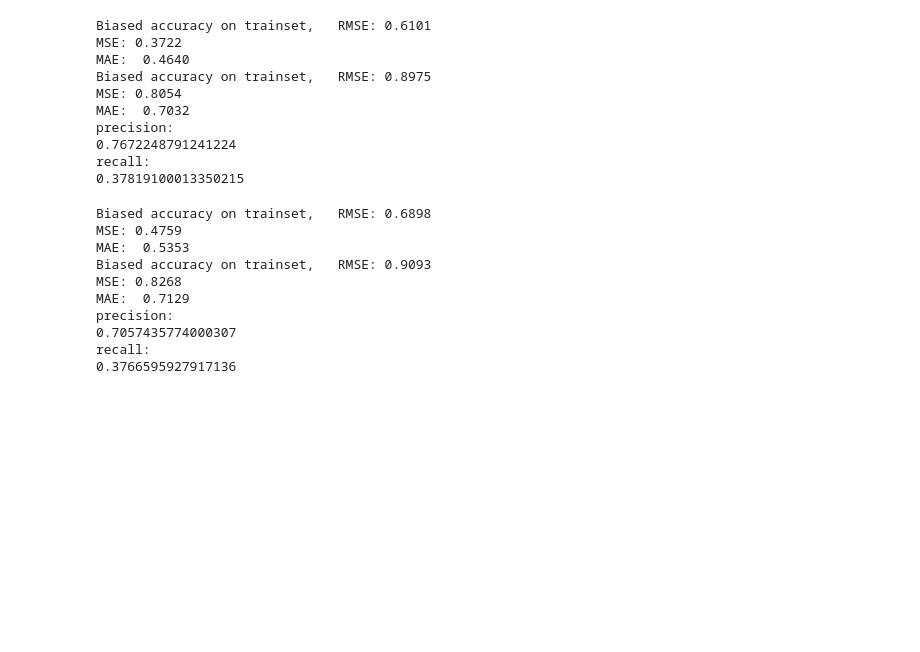
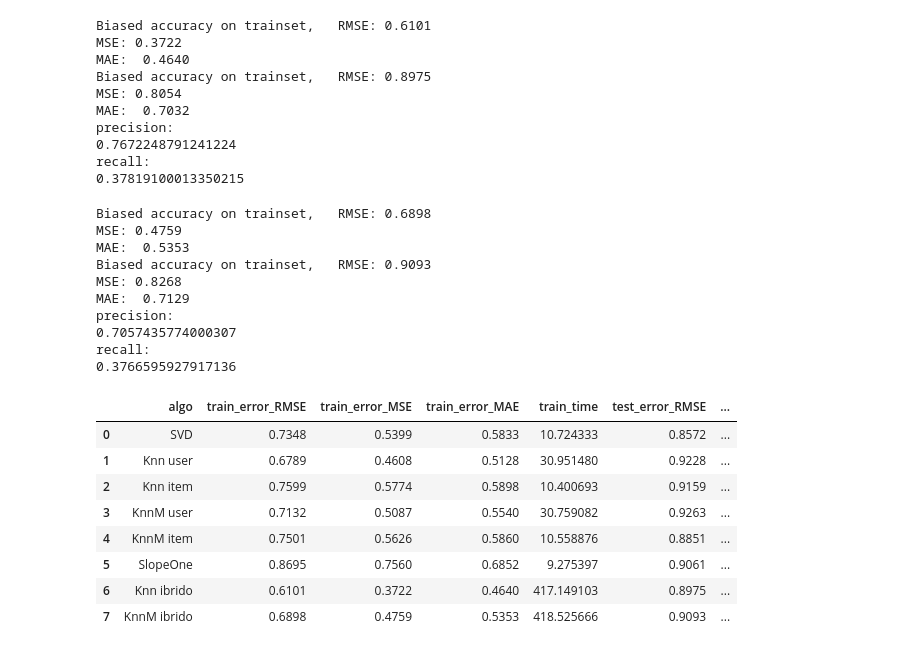
Before and after one commit to elia-guglielmi/ML-SIIprogetto, a Jupyter notebook: trainModelli.ipynb, the cells around one changed output. Saved outputs shown, nothing was run; the diff lists cells and outputs as text; code cells hidden in the pictures; blank space fills up the shorter version.

```diff
--- a/trainModelli.ipynb
+++ b/trainModelli.ipynb
@@ -489,0 +502,12 @@ recall:
+# %%
+df
+# %% [output]
+|  | algo | train_error_RMSE | train_error_MSE | train_error_MAE | train_time | test_error_RMSE | ... |
+| 0 | SVD | 0.7348 | 0.5399 | 0.5833 | 10.724333 | 0.8572 | ... |
+| 1 | Knn user | 0.6789 | 0.4608 | 0.5128 | 30.951480 | 0.9228 | ... |
+| 2 | Knn item | 0.7599 | 0.5774 | 0.5898 | 10.400693 | 0.9159 | ... |
+| 3 | KnnM user | 0.7132 | 0.5087 | 0.5540 | 30.759082 | 0.9263 | ... |
+| 4 | KnnM item | 0.7501 | 0.5626 | 0.5860 | 10.558876 | 0.8851 | ... |
+| 5 | SlopeOne | 0.8695 | 0.7560 | 0.6852 | 9.275397 | 0.9061 | ... |
+| 6 | Knn ibrido | 0.6101 | 0.3722 | 0.4640 | 417.149103 | 0.8975 | ... |
+| 7 | KnnM ibrido | 0.6898 | 0.4759 | 0.5353 | 418.525666 | 0.9093 | ... |
```
Also changed, not shown: parts of 5 cells of this notebook, 8 other files.
